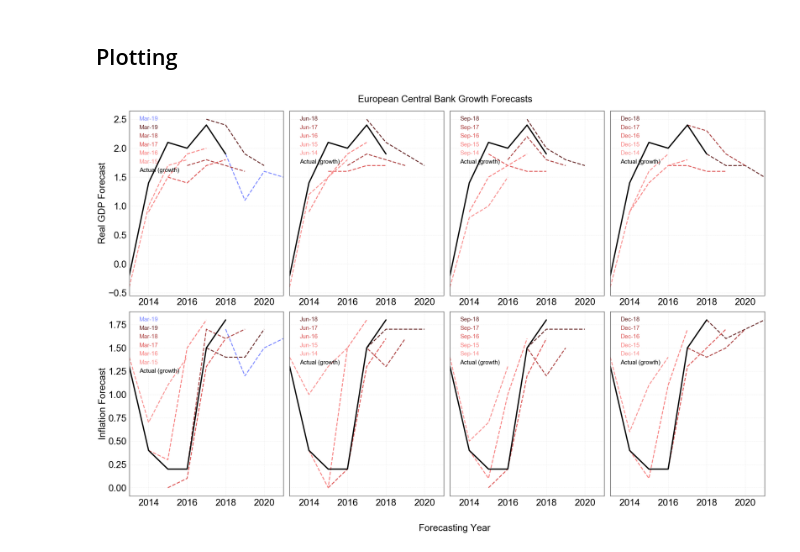
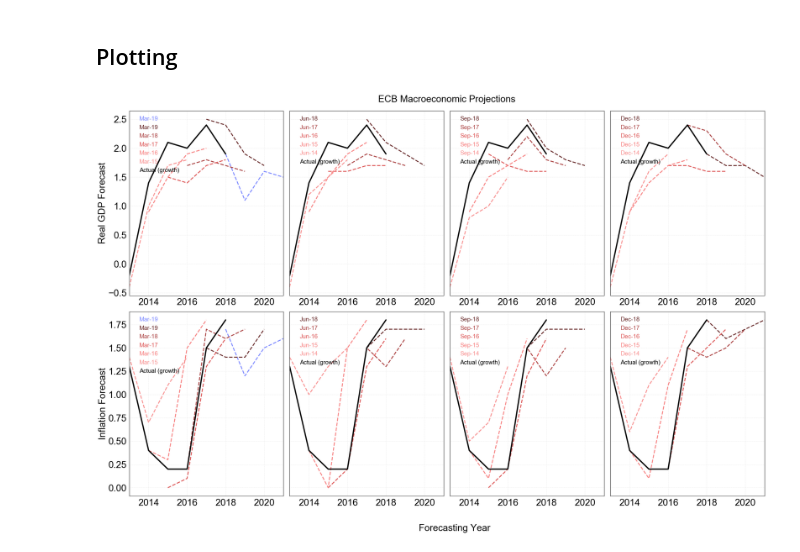
Before and after one commit to patrickpflughaupt/Python_Webscraping, a Jupyter notebook: ecb_forecast.ipynb, the cells around one changed output. Drawn from its saved outputs; the diff is of its cells as text; code cells hidden in the pictures.

```diff
--- a/ecb_forecast.ipynb
+++ b/ecb_forecast.ipynb
@@ -221,32 +221,32 @@ while i<len(df):
     i+=16
     n+=16
     k+=16
     m+=16
     j+=1
 
 ## Actual Euro Area Real GDP
 for i in range(0,4):
     ax[i].plot(actual_year, actual_real_gdp,linewidth=4, c='black',label='Actual (growth)')
 
 for i in range(4,8):
     ax[i].plot(actual_year, actual_hicp,linewidth=4, c='black',label='Actual (growth)')
 
 
 for a in ax[:]:
     a.grid(linestyle='dashed', alpha=0.4)
     a.autoscale(enable=True, axis='x', tight=True)
     leg=a.legend(loc='upper left', fontsize=19, framealpha=0, ncol=1,handlelength=0, mode='expand')
     for line,text in zip(leg.get_lines(), leg.get_texts()):
         text.set_color(line.get_color())
 
 ax[0].set_ylabel('Real GDP Forecast')
 ax[4].set_ylabel('Inflation Forecast')
 
-fig.text(0.39, 1.01, 'European Central Bank Growth Forecasts', fontsize=30)
+fig.text(0.42, 1.01, 'ECB Macroeconomic Projections', fontsize=30)
 fig.text(0.48, -0.05, 'Forecasting Year', fontsize=30)
 
 plt.tight_layout()
 plt.savefig("ECB_forecasts.png", dpi=300, bbox_inches='tight', transparent=True)
 plt.savefig("ECB_forecasts.pdf", bbox_inches='tight', transparent=True)
 # %% [output]
-[figure, old version]
+[figure, new version]
```
